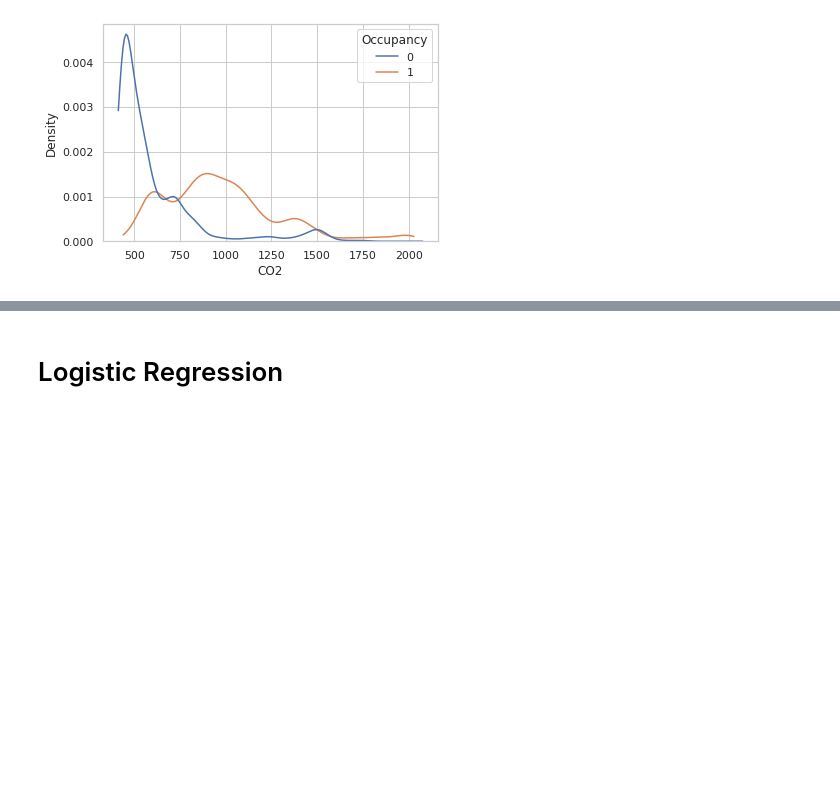
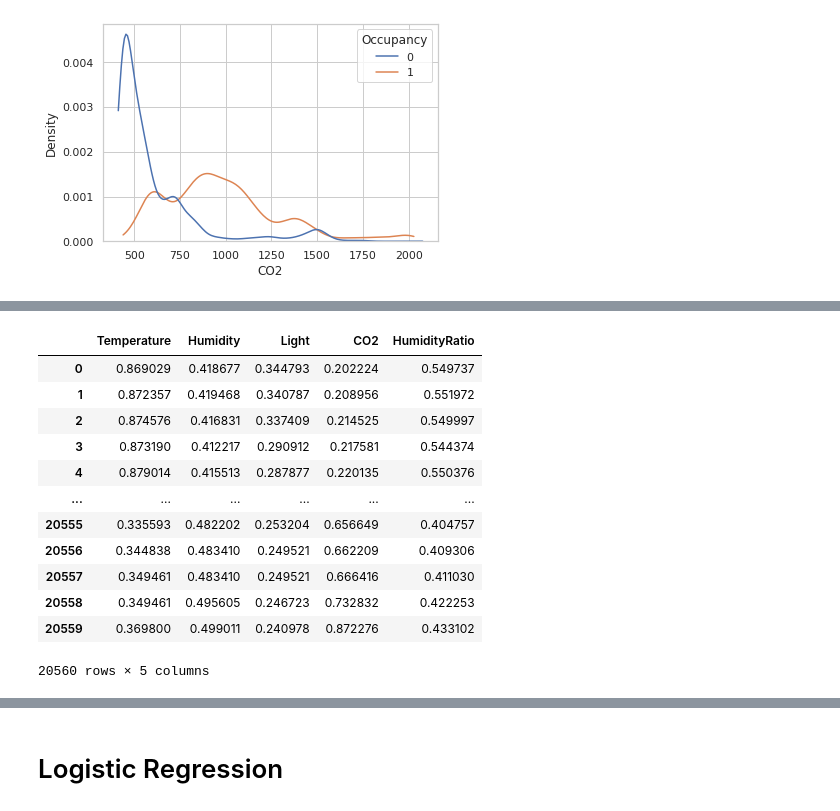
Before and after one commit to JDowBellarmine/DS160_Final_Project_DMB_JDD1, a Jupyter notebook: DS160_Final_Project_DMB_JDD1.ipynb, the cells around one changed output, grey strips where cells are left out. Saved outputs shown, nothing was run; the diff lists cells and outputs as text; code cells hidden in the pictures; blank space fills up the shorter version.

```diff
--- a/DS160_Final_Project_DMB_JDD1.ipynb
+++ b/DS160_Final_Project_DMB_JDD1.ipynb
@@ -219,0 +256,18 @@ df5=df3[df3.columns[-6:]]
+# %%
+normdf1=(normdf-normdf.min())/(normdf.max()-normdf.min())
+
+normdf1
+# %% [output]
+|  | Temperature | Humidity | Light | CO2 | HumidityRatio |
+| 0 | 0.869029 | 0.418677 | 0.344793 | 0.202224 | 0.549737 |
+| 1 | 0.872357 | 0.419468 | 0.340787 | 0.208956 | 0.551972 |
+| 2 | 0.874576 | 0.416831 | 0.337409 | 0.214525 | 0.549997 |
+| 3 | 0.873190 | 0.412217 | 0.290912 | 0.217581 | 0.544374 |
+| 4 | 0.879014 | 0.415513 | 0.287877 | 0.220135 | 0.550376 |
+| ... | ... | ... | ... | ... | ... |
+| 20555 | 0.335593 | 0.482202 | 0.253204 | 0.656649 | 0.404757 |
+| 20556 | 0.344838 | 0.483410 | 0.249521 | 0.662209 | 0.409306 |
+| 20557 | 0.349461 | 0.483410 | 0.249521 | 0.666416 | 0.411030 |
+| 20558 | 0.349461 | 0.495605 | 0.246723 | 0.732832 | 0.422253 |
+| 20559 | 0.369800 | 0.499011 | 0.240978 | 0.872276 | 0.433102 |
+20560 rows × 5 columns
```
Also changed, not shown: parts of 115 cells of this notebook.
